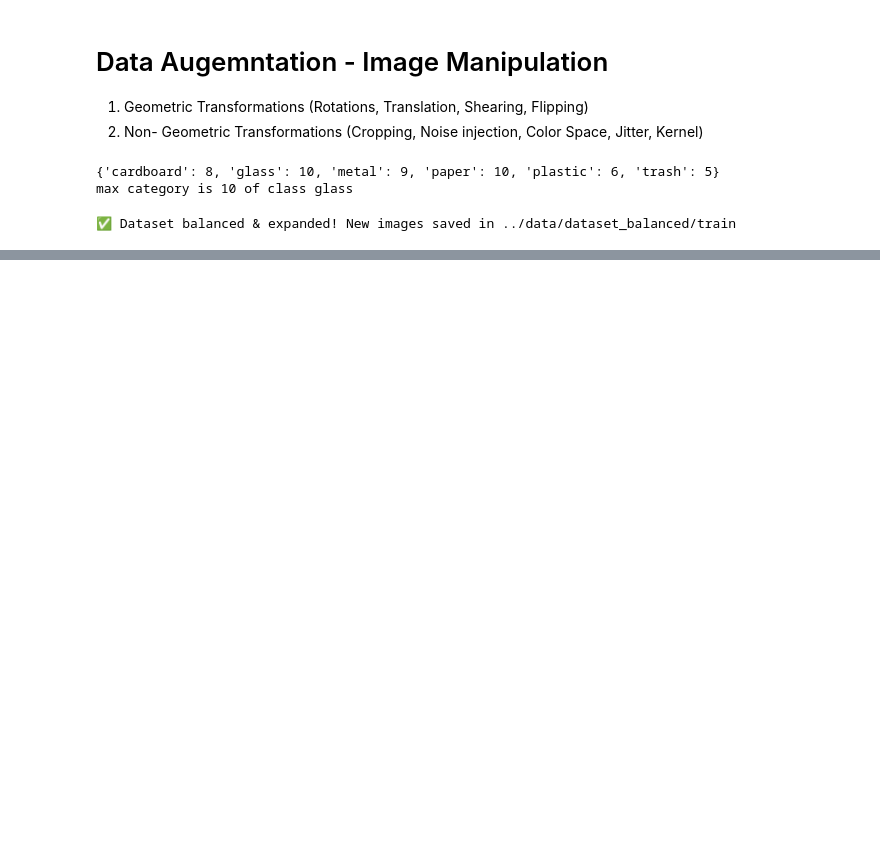
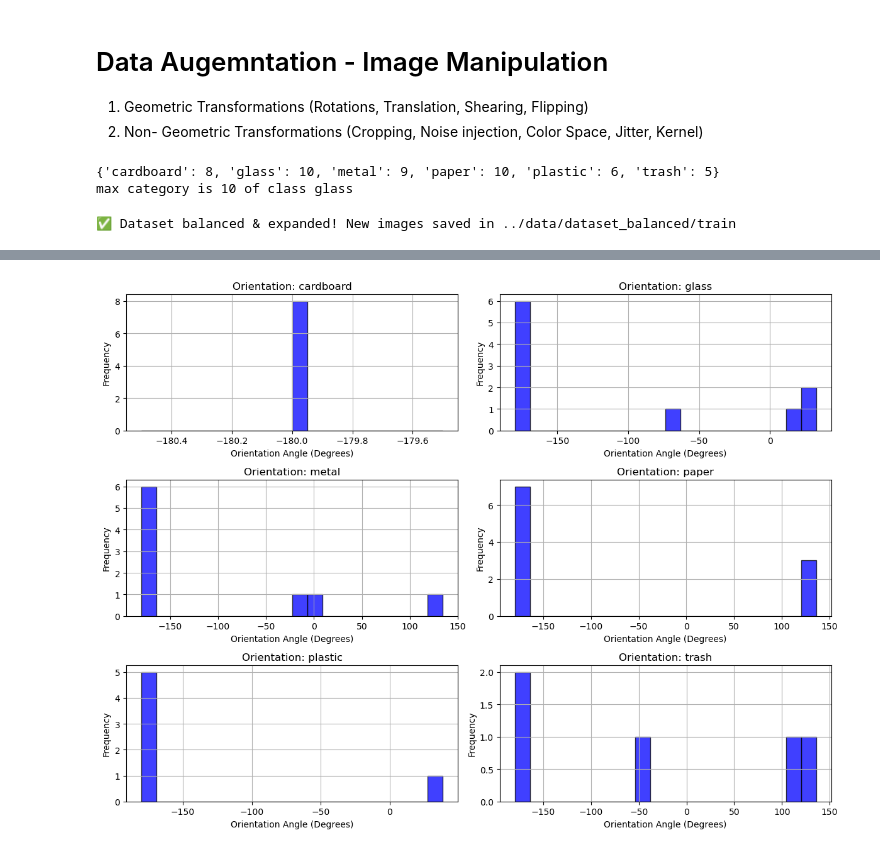
Before and after one commit to annitziak/Trash_Image_Classification, a Jupyter notebook: src/da_image_manipulation.ipynb, the cells around one changed output, grey strips where cells are left out. Cells and saved outputs as stored; diff of their text form; code cells hidden in the pictures; blank space fills up the shorter version.

```diff
--- a/src/da_image_manipulation.ipynb
+++ b/src/da_image_manipulation.ipynb
@@ -156,0 +163,87 @@ device = torch.device("cuda:0" if torch.cuda.is_available() else "cpu")
+# %%
+# Vasili change this with your local directory path
+path = "../example_data/dataset_split/train"
+# %%
+# firstly we will analyze whether rotation is a good idea
+# Idea behind : use PCA to find the dominant direction of variance and then plot a histogram of the angles compared to this
+# this should be able to be done based on the white background of the images
+
+# we need to redo this because intuitively they are symmetric : e.g. -30 = 330 angle
+
+import itertools
+from concurrent.futures import ThreadPoolExecutor
+
+def get_object_orientation(image):
+    """
+    Extracts the object's principal orientation using PCA on its contour points.
+    """
+    gray = cv2.cvtColor(image, cv2.COLOR_BGR2GRAY)
+    _, binary = cv2.threshold(gray, 240, 255, cv2.THRESH_BINARY_INV)
+
+    contours, _ = cv2.findContours(binary, cv2.RETR_EXTERNAL, cv2.CHAIN_APPROX_SIMPLE)
+    if not contours:
+        return None  # No object found
+
+    largest_contour = max(contours, key=cv2.contourArea)
+    points = np.squeeze(largest_contour)  # Remove unnecessary dimension
+
+    if len(points.shape) != 2 or points.shape[0] < 2:  # Avoid errors with tiny/noisy contours
+        return None
+
+    pca = PCA(n_components=2).fit(points)  # Fit PCA directly on NumPy array
+    angle = np.degrees(np.arctan2(*pca.components_[0][::-1]))  # Compute angle in degrees
+    return angle
+
+def process_image(image_path):
+    """
+    Helper function to process an image and return its orientation.
+    Used for parallel execution.
+    """
+    image = cv2.imread(image_path)
+    if image is None:
+        return None
+    return get_object_orientation(image)
+
+def analyze_orientation_per_class(train_dir):
+    """
+    Analyzes the orientation of objects for each class in the training dataset.
+    Optimized with threading and efficient file access.
+    """
+    class_folders = [f.path for f in os.scandir(train_dir) if f.is_dir()]
+
+    all_orientations = {}
+
+    fig, axes = plt.subplots(3, 2, figsize=(12, 9))
+    axes = axes.flatten()
+
+    for idx, class_path in enumerate(class_folders):
+        class_name = os.path.basename(class_path)
+
+        # Use itertools.chain to merge jpg & png file search
+        image_files = itertools.chain(glob(os.path.join(class_path, "*.jpg")),
+                                      glob(os.path.join(class_path, "*.png")))
+
+        with ThreadPoolExecutor() as executor:
+            angles = list(filter(None, executor.map(process_image, image_files)))  # Parallel processing
+
+        all_orientations[class_name] = angles
+
+        if idx < len(axes):
+            axes[idx].hist(angles, bins=20, alpha=0.75, color='blue', edgecolor='black')
+            axes[idx].set_xlabel("Orientation Angle (Degrees)")
+            axes[idx].set_ylabel("Frequency")
+            axes[idx].set_title(f"Orientation: {class_name}")
+            axes[idx].grid(True)
+
+    # Hide unused subplots if there are fewer than 6 classes
+    for idx in range(len(class_folders), len(axes)):
+        axes[idx].axis('off')
+
+    plt.tight_layout()
+    plt.show()
+
+    return None
+
+analyze_orientation_per_class(path)
+# %% [output]
+[figure, added]
```
Also changed, not shown: parts of 9 cells of this notebook.
